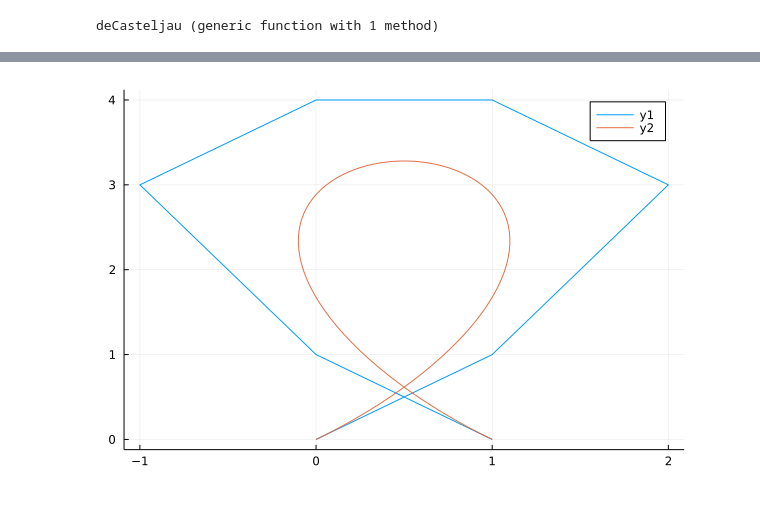
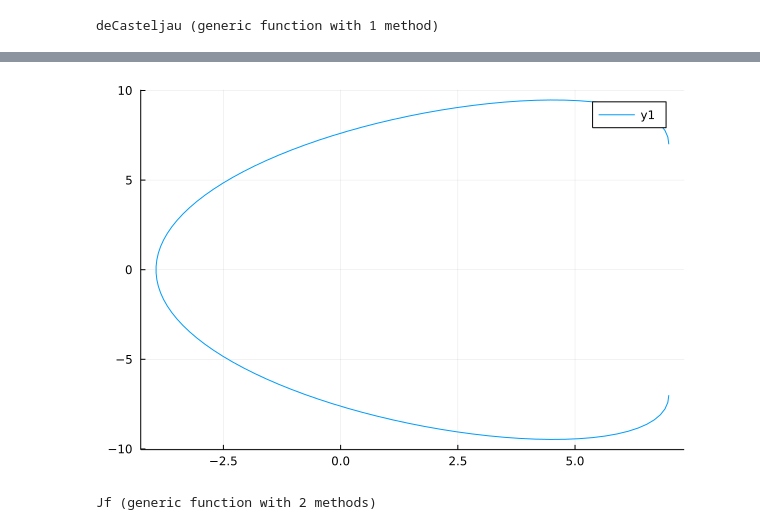
Before and after one commit to realdragonturtle/num-mat, a Jupyter notebook: src/hw3.ipynb, the cells around one changed output, grey strips where cells are left out. Cells and saved outputs as stored; diff of their text form; code cells hidden in the pictures.

```diff
--- a/src/hw3.ipynb
+++ b/src/hw3.ipynb
@@ -123,3 +123,5 @@ function deCasteljau(t, pts)
 end
 # %% [output]
 deCasteljau (generic function with 1 method)
+# %%
+its = 100
@@ -143,3 +147,7 @@ x = rec_bez(pts_, 100)
  0.85914    0.149419
  0.929364   0.0727783
  1.0        0.0
+# %%
+n = size(pts_)[1] - 1
+
+pts_dx = [n.*(pts_[i+1, j]-pts_[i, j]) for i=1:n, j=1:2]
@@ -145,0 +163,2 @@ x = rec_bez(pts_, 100)
+# %%
+dx = rec_bez(pts_dx, its)
@@ -146,5 +183,18 @@ x = rec_bez(pts_, 100)
 # %%
-plot(pts)
-plot!(x[:, 1], x[:, 2])
+plot(dx[:, 1], dx[:, 2])
 # %% [output]
-[figure, old version]
+[figure, new version]
+# %%
+function f(t, s, pts)
+    x1, y1 = deCasteljau(t, pts)
+    x2, y2 = deCasteljau(s, pts)
+    return [x1 - x2, y1 - y2]
+end
+
+function Jf(t, s, pts)
+    x1, y1 = deCasteljau(t, pts)
+    x2, y2 = deCasteljau(s, pts)
+    return [x1 -x2; y1 -y2]
+end
+# %% [output]
+Jf (generic function with 2 methods)
```
Also changed, not shown: parts of 10 cells of this notebook, 1 other file.
